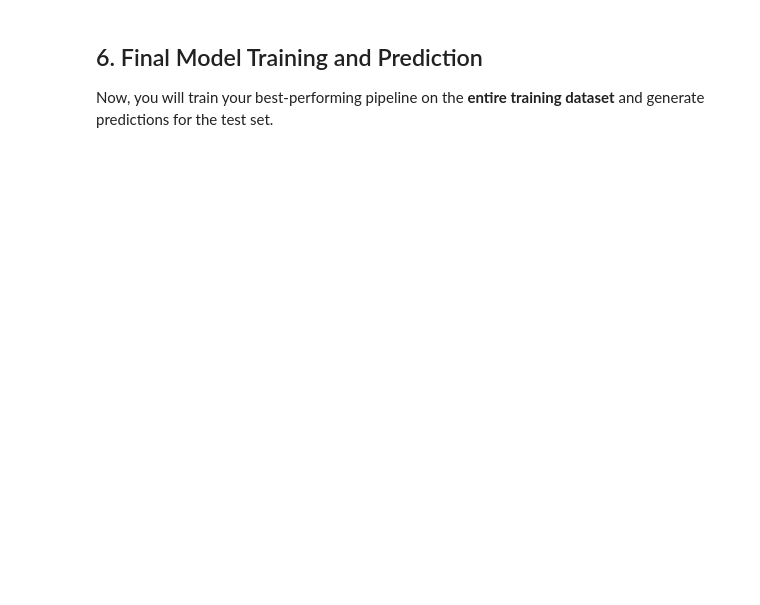
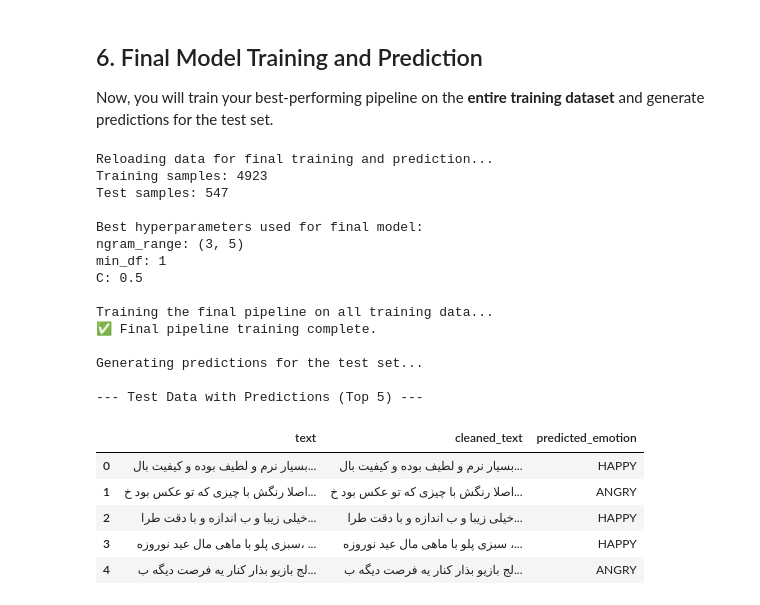
Before and after one commit to Ardalan-Sia/Ardalan-Sia-MLSD-Homeworks, a Jupyter notebook: CS-MLSD-HW1/Practical/Twitter/Twitter.ipynb, the cells around one changed output. Cells and saved outputs as stored; diff of their text form; code cells hidden in the pictures; blank space fills up the shorter version.

```diff
--- a/CS-MLSD-HW1/Practical/Twitter/Twitter.ipynb
+++ b/CS-MLSD-HW1/Practical/Twitter/Twitter.ipynb
@@ -227,0 +394,80 @@ display(submission_df.head())
+# %%
+from sklearn.base import clone
+
+# --- Reload the data to ensure we are working with the original sets ---
+print("Reloading data for final training and prediction...")
+df_train = pd.read_excel('Twitter_train.xlsx')
+df_test = pd.read_csv('Twitter_test.csv')
+df_train.columns = ['text', 'emotion']
+df_test.columns = ['text']
+
+# print(df_train.head())
+
+# --- Apply the SAME cleaning process ---
+df_train['cleaned_text'] = df_train['text'].apply(clean_persian_text)
+df_test['cleaned_text'] = df_test['text'].apply(clean_persian_text)
+
+print(f"Training samples: {len(df_train)}")
+print(f"Test samples: {len(df_test)}")
+
+# --- Get the best vectorizer & classifier automatically from best_model ---
+# best_model = grid.best_estimator_  # already created above
+
+best_vectorizer = best_model.named_steps["tfidf"]
+best_classifier = best_model.named_steps["clf"]
+
+# Clone them so we get fresh, unfitted copies with the same hyperparameters
+final_vectorizer = clone(best_vectorizer)
+final_classifier = clone(best_classifier)
+
+print("\nBest hyperparameters used for final model:")
+print("ngram_range:", final_vectorizer.ngram_range)
+print("min_df:", final_vectorizer.min_df)
+print("C:", final_classifier.C)
+
+# --- Instantiate and Fit the Final Pipeline ---
+print("\nTraining the final pipeline on all training data...")
+
+final_pipeline = EmotionClassifierPipeline(
+    vectorizer=final_vectorizer,
+    classifier=final_classifier
+)
+
+# Fit the pipeline on the full, cleaned training data
+final_pipeline.fit(df_train['cleaned_text'], df_train['emotion'])
+
+print("✅ Final pipeline training complete.")
+
+# --- Generate Predictions on the Test Set ---
+print("\nGenerating predictions for the test set...")
+
+# Predict using the cleaned test data
+test_predictions = final_pipeline.predict(df_test['cleaned_text'])
+
+# Add predictions to the test DataFrame
+df_test['predicted_emotion'] = test_predictions
+
+print("\n--- Test Data with Predictions (Top 5) ---")
+display(df_test.head())
+# %% [output]
+Reloading data for final training and prediction...
+Training samples: 4923
+Test samples: 547
+
+Best hyperparameters used for final model:
+ngram_range: (3, 5)
+min_df: 1
+C: 0.5
+
+Training the final pipeline on all training data...
+✅ Final pipeline training complete.
+
+Generating predictions for the test set...
+
+--- Test Data with Predictions (Top 5) ---
+|  | text | cleaned_text | predicted_emotion |
+| 0 | بسیار نرم و لطیف بوده و کیفیت بال... | بسیار نرم و لطیف بوده و کیفیت بال... | HAPPY |
+| 1 | اصلا رنگش با چیزی که تو عکس بود خ... | اصلا رنگش با چیزی که تو عکس بود خ... | ANGRY |
+| 2 | خیلی زیبا و ب اندازه و با دقت طرا... | خیلی زیبا و ب اندازه و با دقت طرا... | HAPPY |
+| 3 | سبزی پلو با ماهی مال عید نوروزه، ... | سبزی پلو با ماهی مال عید نوروزه ،... | HAPPY |
+| 4 | لج بازیو بذار کنار یه فرصت دیگه ب... | لج بازیو بذار کنار یه فرصت دیگه ب... | ANGRY |
```
Also changed, not shown: parts of 13 cells of this notebook, 2 other files.
